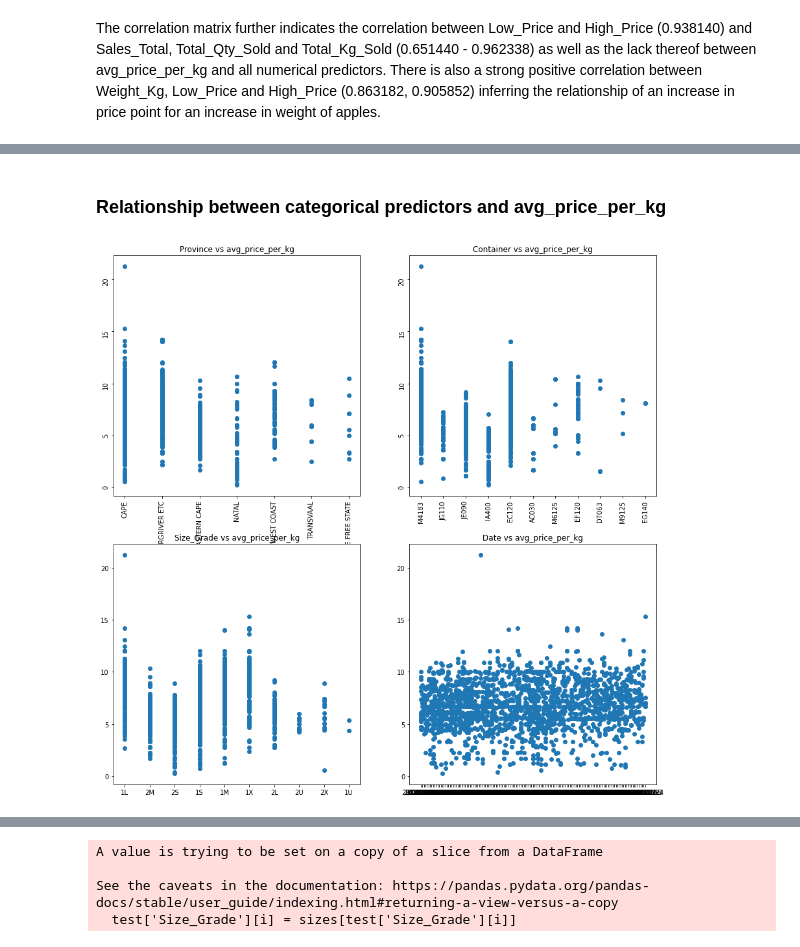
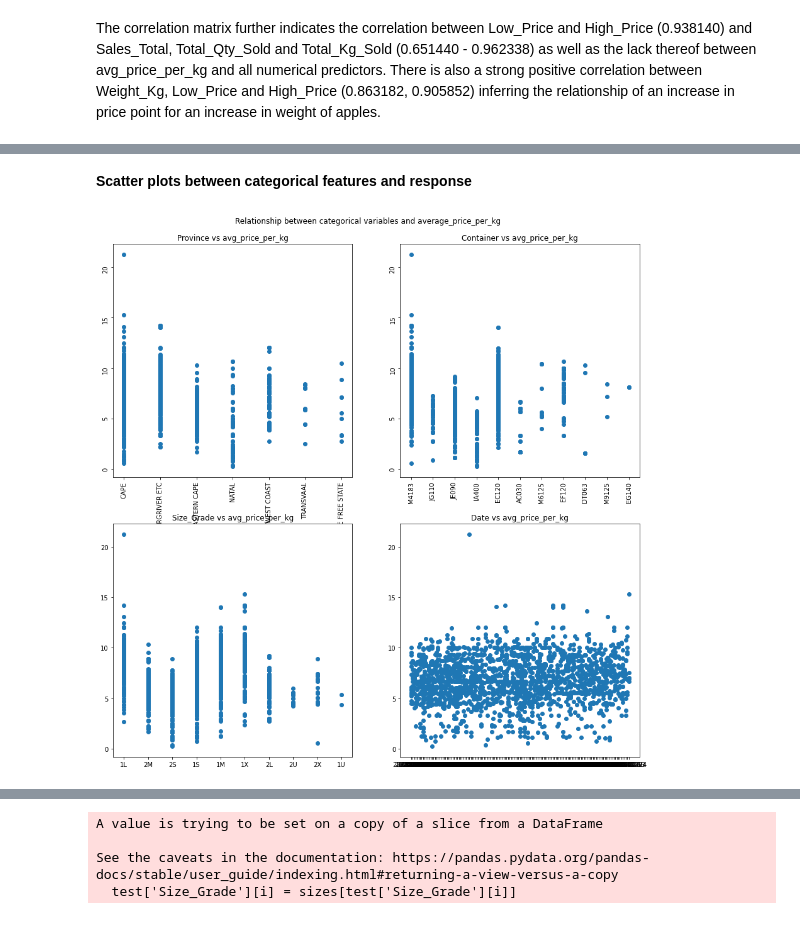
Before and after one commit to Peniel26/regression_JM1_DSFT, a Jupyter notebook: Adv Regression.ipynb, the cells around one changed output, grey strips where cells are left out. Saved outputs shown, nothing was run; the diff lists cells and outputs as text; code cells hidden in the pictures.

```diff
--- a/Adv Regression.ipynb
+++ b/Adv Regression.ipynb
@@ -317,24 +353,27 @@ The correlation matrix further indicates the correlation between Low_Price and H
 # %% [markdown]
-### Relationship between categorical predictors and avg_price_per_kg
+**Scatter plots between categorical features and response**
 # %%
 # visuals for relationship between categorical predictors and 'avg_price_per_kg' with scatter plots
 fig, ax = plt.subplots(2,2, figsize=(15,15))
+
 ax[0, 0].scatter(train['Province'], train['avg_price_per_kg'])
 ax[0, 0].set_title('Province vs avg_price_per_kg')
 ax[0, 0].tick_params(labelrotation=90)
 
 ax[0, 1].scatter(train['Container'], train['avg_price_per_kg'])
 ax[0, 1].set_title('Container vs avg_price_per_kg')
 ax[0, 1].tick_params(labelrotation=90)
 
 ax[1, 0].scatter(train['Size_Grade'], train['avg_price_per_kg'])
 ax[1, 0].set_title('Size_Grade vs avg_price_per_kg')
 
-ax[1, 1].scatter(train['Date'], train['avg_price_per_kg'])
-ax[1, 1].set_title('Date vs avg_price_per_kg')
+ax[1,1].scatter(train['Date'], train['avg_price_per_kg'])
+ax[1,1].set_title('Date vs avg_price_per_kg')
+
+fig.suptitle('Relationship between categorical variables and average_price_per_kg', y = 0.92)
 plt.show()
 # %% [output]
-[figure, old version]
+[figure, new version]
 # %% [markdown]
 Majority of the average price is observed to fall between R0 and R15 per kg, irrespective of the Province, Container and Size_Grade and Date of each observation. One obvious outlier is present within the data within Cape Province and of Size_Grade 1L (R21.24; see train.avg_price_per_kg.describe()).
 
```
Also changed, not shown: parts of 86 cells of this notebook, 1 other file.
